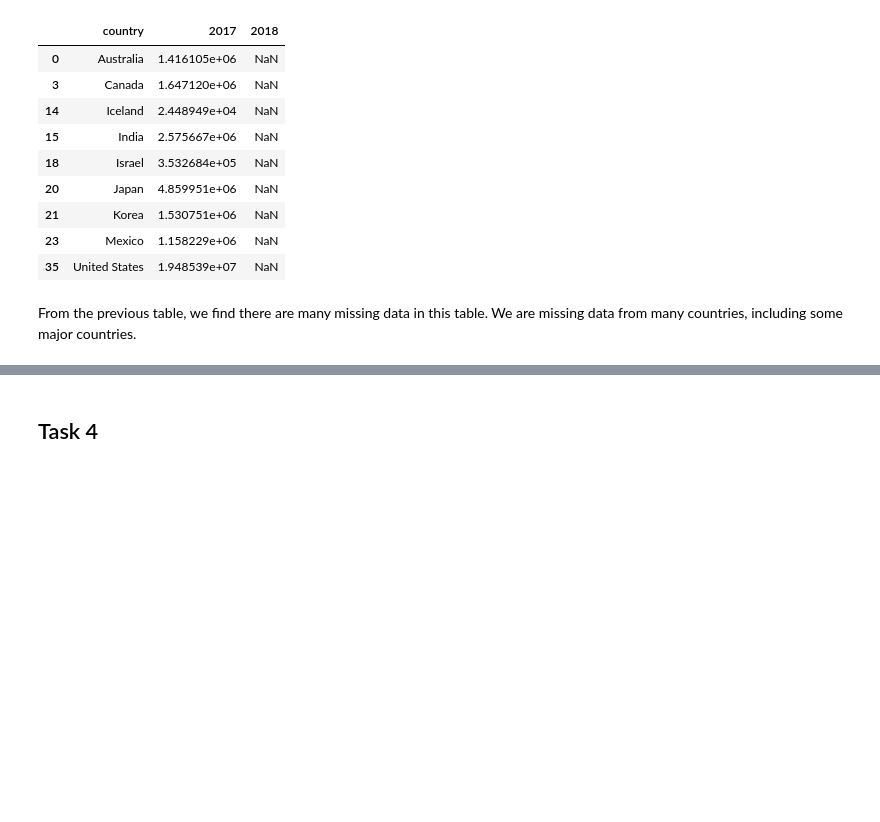
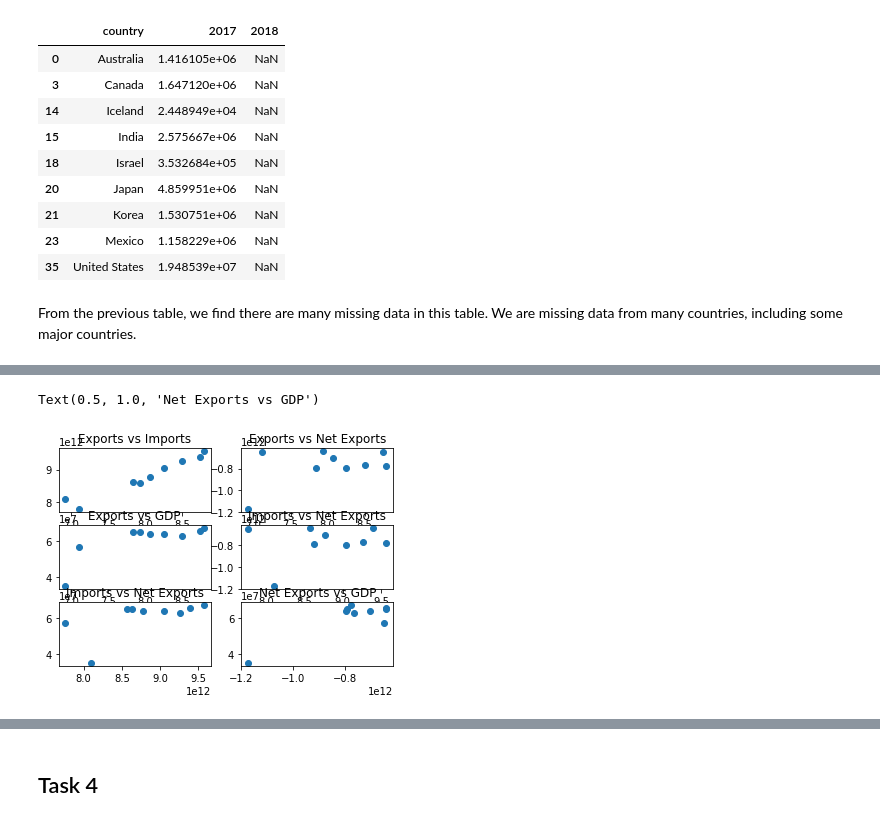
Before and after one commit to RSM2401-JMEX/Group-Assignment-3, a Jupyter notebook: Group-Assignment-3.ipynb, the cells around one changed output, grey strips where cells are left out. Saved outputs shown, nothing was run; the diff lists cells and outputs as text; code cells hidden in the pictures; blank space fills up the shorter version.

```diff
--- a/Group-Assignment-3.ipynb
+++ b/Group-Assignment-3.ipynb
@@ -345,11 +345,11 @@ ii. Create a line chart showing the total net export of all countries combined f
 from 2010 to 2018.
 # %%
 # This question will be based on the Task 2A - i. Run Task 2A - i before you run this cell.
-df_exports_imports_time_all_netexports = df_exports_imports_time_all.copy()
+df_exports_imports_netexports_all = df_exports_imports_time_all.copy()
 
-df_exports_imports_time_all_netexports['net_exports'] = df_exports_imports_time_all_netexports.exports - df_exports_imports_time_all_netexports.imports
+df_exports_imports_netexports_all['net_exports'] = df_exports_imports_netexports_all.exports - df_exports_imports_netexports_all.imports
 
-pd.DataFrame(df_exports_imports_time_all_netexports.net_exports).plot()
+pd.DataFrame(df_exports_imports_netexports_all.net_exports).plot()
 # %% [output]
 <matplotlib.axes._subplots.AxesSubplot at 0x...>
 [figure]
@@ -358,7 +358,8 @@ iii. Create a line chart showing the total GDP of all countries combined for eac
 2010 to 2018.
 # %%
 # This is based on the GDP data
-df_in_gdp.groupby(['time']).sum().rename(columns={'value':'GDP'}).plot()
+df_gdp_all = df_in_gdp.groupby(['time']).sum().rename(columns={'value':'gdp'})
+df_gdp_all.plot()
 # %% [output]
 <matplotlib.axes._subplots.AxesSubplot at 0x...>
 [figure]
@@ -385,0 +405,37 @@ From the previous table, we find there are many missing data in this table. We a
+# %%
+# We are going to plot on a 3 * 2 subplot
+plt.clf()
+# exports vs imports
+plt.subplot(3, 2, 1)
+plt.scatter(df_exports_imports_netexports_all.exports, df_exports_imports_netexports_all.imports)
+plt.title('Exports vs Imports')
+
+# exports vs net exports
+plt.subplot(3, 2, 2)
+plt.scatter(df_exports_imports_netexports_all.exports, df_exports_imports_netexports_all.net_exports)
+plt.title('Exports vs Net Exports')
+
+# exports vs gdp
+plt.subplot(3, 2, 3)
+plt.scatter(df_exports_imports_netexports_all.exports, df_gdp_all.gdp)
+plt.title('Exports vs GDP')
+
+# imports vs net exports
+plt.subplot(3, 2, 4)
+plt.scatter(df_exports_imports_netexports_all.imports, df_exports_imports_netexports_all.net_exports)
+plt.title('Imports vs Net Exports')
+
+# imports vs gdp
+plt.subplot(3, 2, 5)
+plt.scatter(df_exports_imports_netexports_all.imports, df_gdp_all.gdp)
+plt.title('Imports vs Net Exports')
+
+# net exports vs gdp
+plt.subplot(3, 2, 6)
+plt.scatter(df_exports_imports_netexports_all.net_exports, df_gdp_all.gdp)
+plt.title('Net Exports vs GDP')
+
+#plt.tight_layout()
+# %% [output]
+Text(0.5, 1.0, 'Net Exports vs GDP')
+[figure, added]
```
Also changed, not shown: parts of 7 cells of this notebook.
